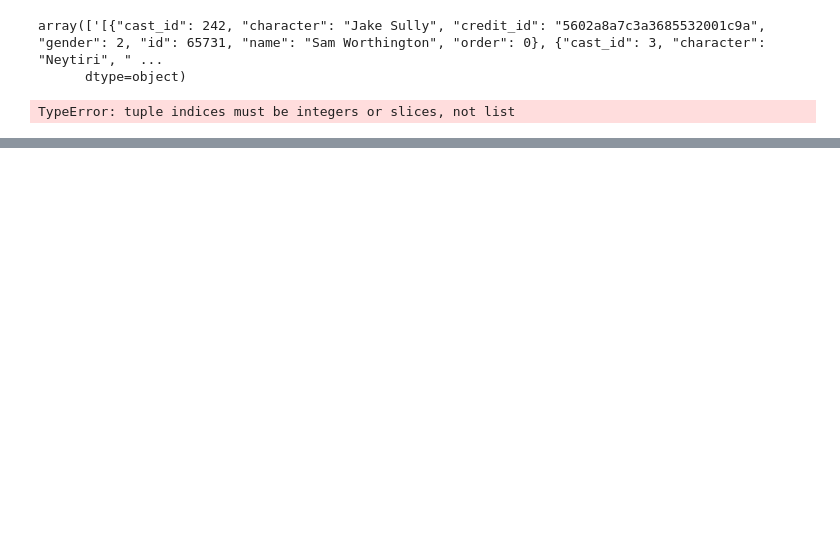
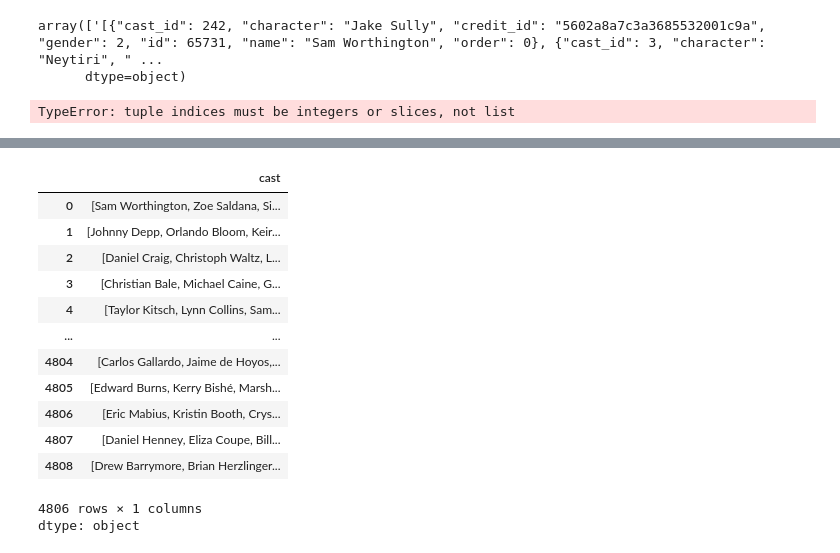
Before and after one commit to Maneshna/Movie-reccomendations, a Jupyter notebook: move_recc.ipynb, the cells around one changed output, grey strips where cells are left out. Cells and saved outputs as stored; diff of their text form; code cells hidden in the pictures; blank space fills up the shorter version.

```diff
--- a/move_recc.ipynb
+++ b/move_recc.ipynb
@@ -28,0 +112,28 @@ TypeError: tuple indices must be integers or slices, not list
+# %%
+def convert3(obj):
+  L = []
+  counter = 0
+  for i in ast.literal_eval(obj):
+    if counter != 3:
+      L.append(i['name'])
+      counter+=1
+    else:
+      break
+  return L
+# %%
+movies['cast'].apply(convert3)
+# %% [output]
+|  | cast |
+| 0 | [Sam Worthington, Zoe Saldana, Si... |
+| 1 | [Johnny Depp, Orlando Bloom, Keir... |
+| 2 | [Daniel Craig, Christoph Waltz, L... |
+| 3 | [Christian Bale, Michael Caine, G... |
+| 4 | [Taylor Kitsch, Lynn Collins, Sam... |
+| ... | ... |
+| 4804 | [Carlos Gallardo, Jaime de Hoyos,... |
+| 4805 | [Edward Burns, Kerry Bishé, Marsh... |
+| 4806 | [Eric Mabius, Kristin Booth, Crys... |
+| 4807 | [Daniel Henney, Eliza Coupe, Bill... |
+| 4808 | [Drew Barrymore, Brian Herzlinger... |
+4806 rows × 1 columns
+dtype: object
```
Also changed, not shown: parts of 15 cells of this notebook.
